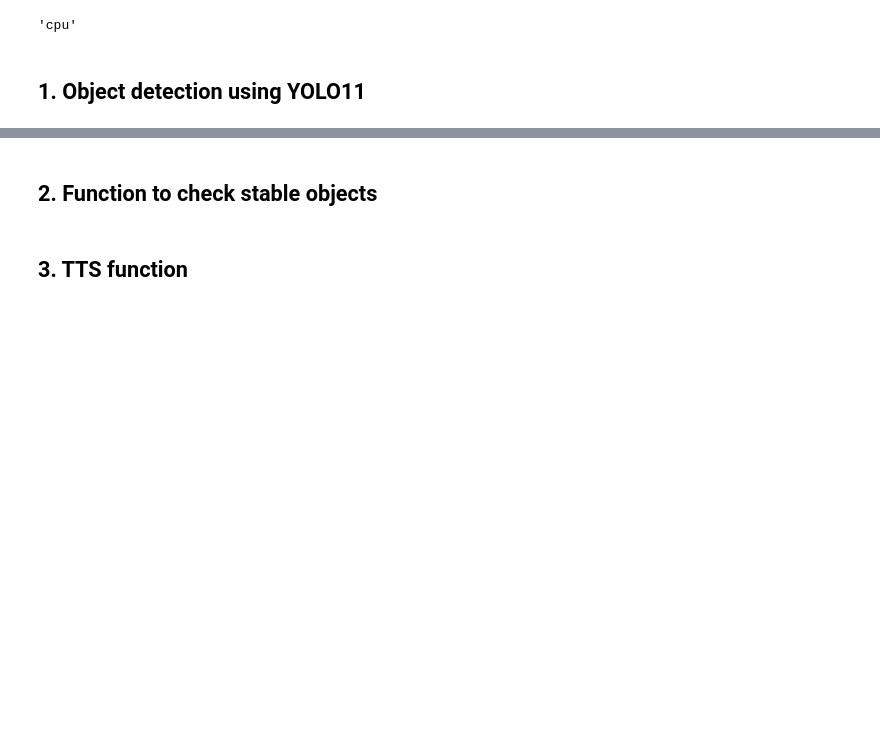
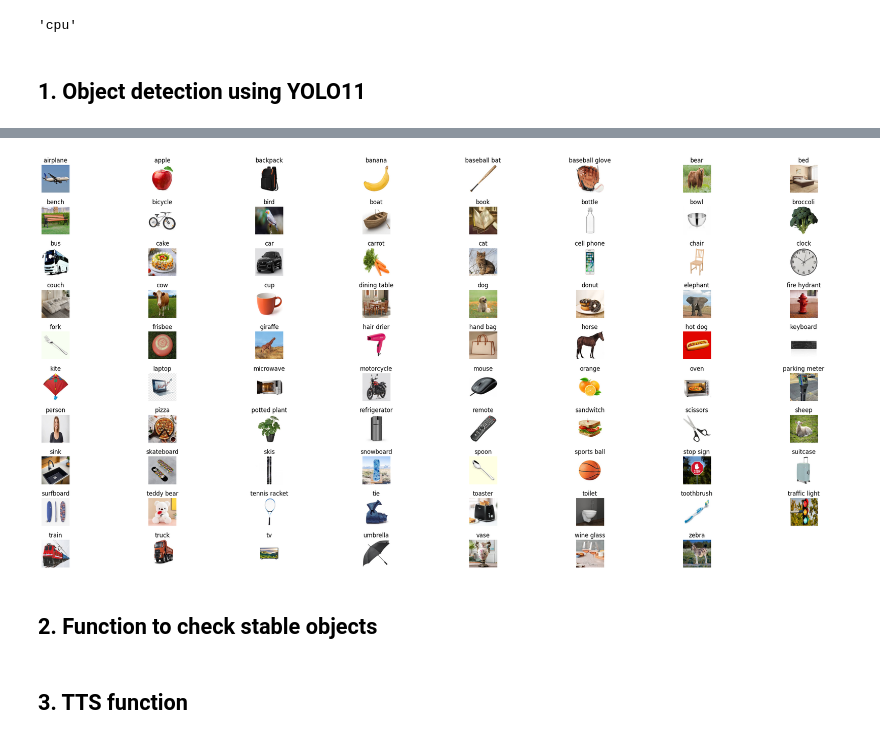
Before and after one commit to jayatigupta05/imageToSoundCNN, a Jupyter notebook: obj-soundv2.ipynb, the cells around one changed output, grey strips where cells are left out. Saved outputs shown, nothing was run; the diff lists cells and outputs as text; code cells hidden in the pictures; blank space fills up the shorter version.

```diff
--- a/obj-soundv2.ipynb
+++ b/obj-soundv2.ipynb
@@ -38,3 +31,41 @@ Speed: 4.4ms preprocess, 216.0ms inference, 7.2ms postprocess per image at shape
+# %%
+import os
+import matplotlib.pyplot as plt
+from pathlib import Path
+
+# Path to your folder containing the 80 class images
+image_folder = Path("datasets") / "coco_classes"
+
+# Get all images
+image_files = sorted([f for f in os.listdir(image_folder) if f.endswith('.jpeg')])
+
+# Number of columns and rows
+cols = 8
+rows = 10
+
+# Create a figure (increase width and height for bigger images)
+fig, axes = plt.subplots(rows, cols, figsize=(24, 12))
+axes = axes.flatten()  # Flatten to index easily
+
+for i, ax in enumerate(axes):
+    if i < len(image_files):
+        img_path = os.path.join(image_folder, image_files[i])
+        img = cv.imread(img_path)
+        img = cv.cvtColor(img, cv.COLOR_BGR2RGB)
+        img = cv.resize(img, (150, 150))  # slightly bigger thumbnails
+
+        ax.imshow(img)
+        label = os.path.splitext(image_files[i])[0]
+        ax.set_title(label, fontsize=12)
+        ax.axis("off")
+    else:
+        ax.axis("off")
+
+plt.tight_layout()
+plt.subplots_adjust(wspace=0.3, hspace=0.5)
+plt.show()
+# %% [output]
+[figure, added]
 # %% [markdown]
 ## 2. Function to check stable objects
 # %%
```
Also changed, not shown: parts of 14 cells of this notebook.
